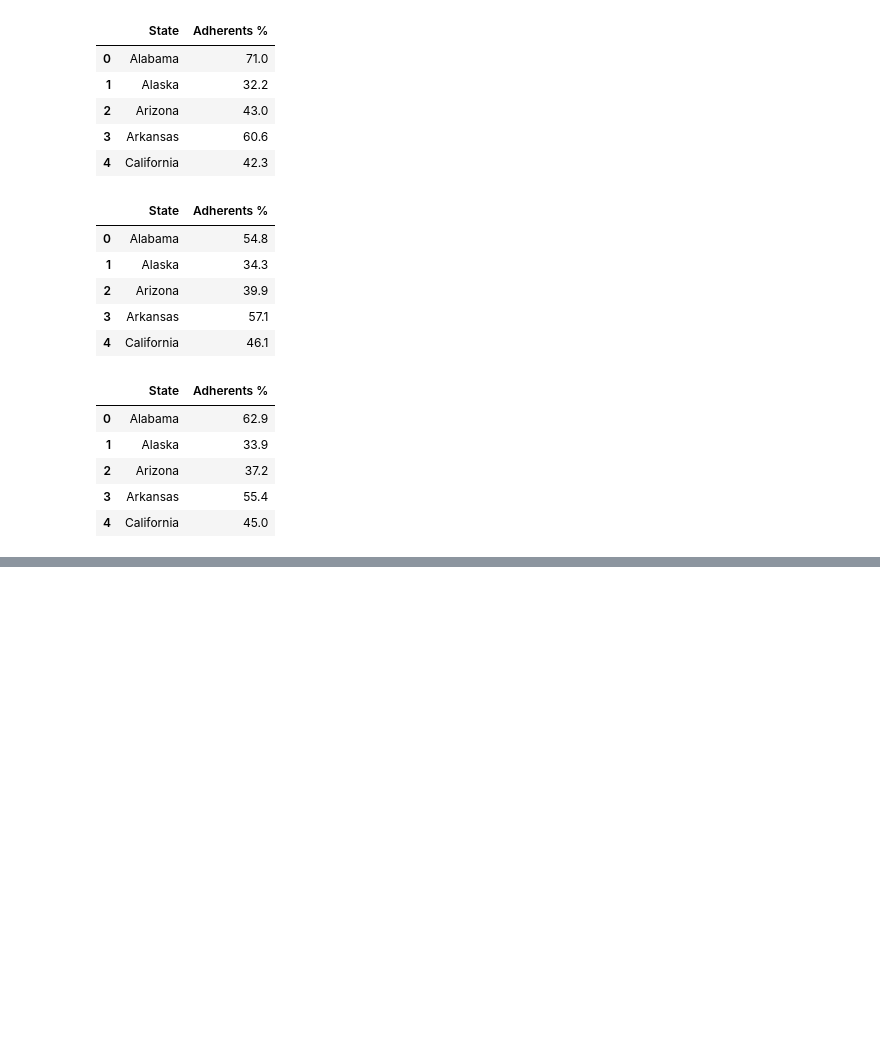
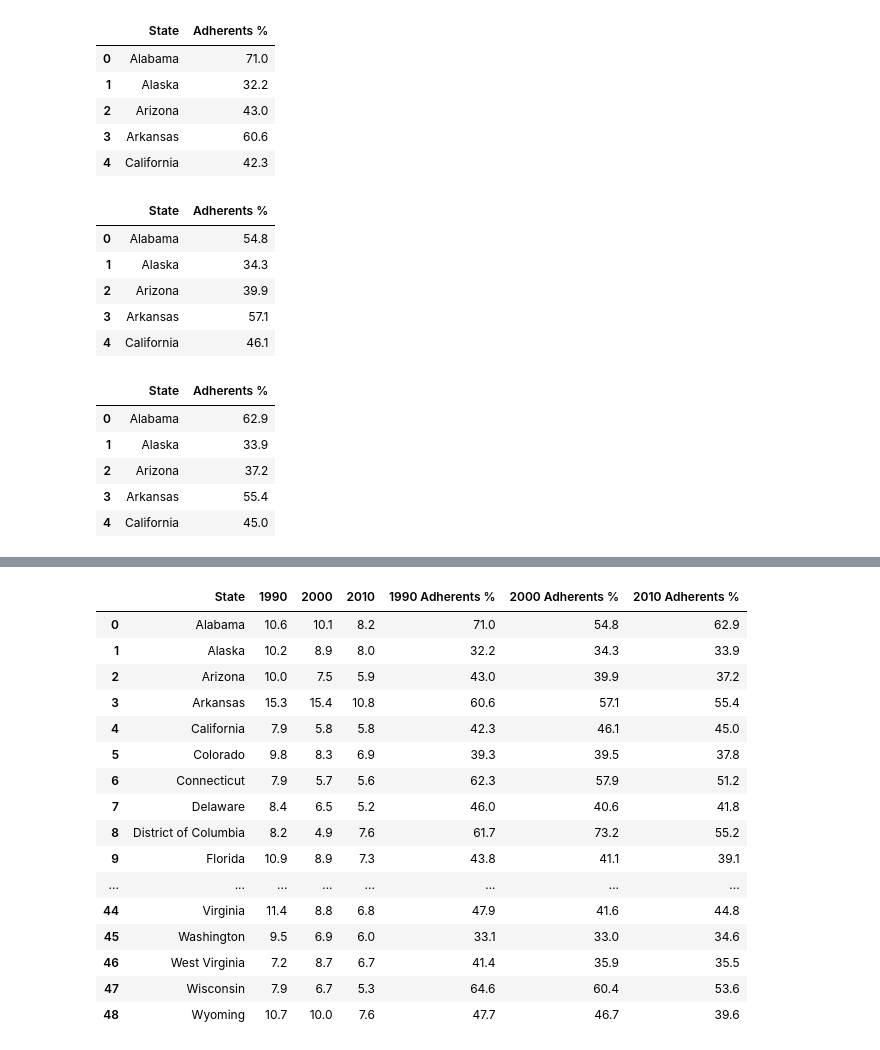
Before and after one commit to silentstar29/ETL-Project, a Jupyter notebook: Cleaned Data Tables.ipynb, the cells around one changed output, grey strips where cells are left out. Saved outputs shown, nothing was run; the diff lists cells and outputs as text; code cells hidden in the pictures; blank space fills up the shorter version.

Commit message:
Cleaned and Merged dataframes

```diff
--- a/Cleaned Data Tables.ipynb
+++ b/Cleaned Data Tables.ipynb
@@ -56,0 +67,8 @@ Rel2010_df_2.head()
+# %%
+# Rename Adherents % column to include year
+rel2010_df_2 = rel2010_df_2.rename(columns={"Adherents %":"2010 Adherents %"})
+rel2000_df_2 = rel2000_df_2.rename(columns={"Adherents %":"2000 Adherents %"})
+rel1990_df_2 = rel1990_df_2.rename(columns={"Adherents %":"1990 Adherents %"})
+#rel2010_df_2_drop = rel2010_df_2.dropna(how="any")
+#rel2010_df_2_drop.head
+rel1990_df_2.count()
@@ -56,0 +79,4 @@ Rel2010_df_2.head()
+# %%
+# Merge 2000 and 2010 dataframes
+rel_2000_2010 = pd.merge(rel2000_df_2, rel2010_df_2, on="State")
+rel_2000_2010.head()
@@ -56,0 +90,4 @@ Rel2010_df_2.head()
+# %%
+# Merge 1990 with 2000/2010 dataframes
+rel_1990_2010 = pd.merge(rel1990_df_2, rel_2000_2010, on="State")
+rel_1990_2010.head()
@@ -56,0 +101,22 @@ Rel2010_df_2.head()
+# %%
+# Clean data by removing NaN rows, and outliers
+
+# Remove Nan rows from Religious dataframes
+rel_2000_2010 = rel_2000_2010.dropna(how="any")
+rel_1990_2010 = rel_1990_2010.dropna(how="any")
+
+# Remove Oklahoma from Marriage Rate dataframe due to NaN
+mr_df_2 = mr_df_2.dropna(how="any")
+
+# Remove Oklahoma from Religious dataframe
+rel_2000_2010 = rel_2000_2010.drop(index=36)
+rel_1990_2010 = rel_1990_2010.drop(index=36)
+
+
+# Remove Nevada as outlier from Marriage Rate, and Religious dataframes
+rel_2000_2010 = rel_2000_2010.drop(index=28)
+rel_1990_2010 = rel_1990_2010.drop(index=28)
+mr_df_2 = mr_df_2.drop(index=28)
+
+# Create dataframe for Marriage Rate 2000/2010
+mr_df_2000_2010 = mr_df_2.drop(columns="1990")
@@ -56,0 +143,22 @@ Rel2010_df_2.head()
+# %%
+# Merge Marriage Rates 1990, 2000, 2010 dataframe with Religios 1990, 2000, 2010 dataframe
+mar_rel_1990_2010 = pd.merge(mr_df_2, rel_1990_2010, on="State")
+mar_rel_1990_2010
+# %% [output]
+|  | State | 1990 | 2000 | 2010 | 1990 Adherents % | 2000 Adherents % | 2010 Adherents % |
+| 0 | Alabama | 10.6 | 10.1 | 8.2 | 71.0 | 54.8 | 62.9 |
+| 1 | Alaska | 10.2 | 8.9 | 8.0 | 32.2 | 34.3 | 33.9 |
+| 2 | Arizona | 10.0 | 7.5 | 5.9 | 43.0 | 39.9 | 37.2 |
+| 3 | Arkansas | 15.3 | 15.4 | 10.8 | 60.6 | 57.1 | 55.4 |
+| 4 | California | 7.9 | 5.8 | 5.8 | 42.3 | 46.1 | 45.0 |
+| 5 | Colorado | 9.8 | 8.3 | 6.9 | 39.3 | 39.5 | 37.8 |
+| 6 | Connecticut | 7.9 | 5.7 | 5.6 | 62.3 | 57.9 | 51.2 |
+| 7 | Delaware | 8.4 | 6.5 | 5.2 | 46.0 | 40.6 | 41.8 |
+| 8 | District of Columbia | 8.2 | 4.9 | 7.6 | 61.7 | 73.2 | 55.2 |
+| 9 | Florida | 10.9 | 8.9 | 7.3 | 43.8 | 41.1 | 39.1 |
+| ... | ... | ... | ... | ... | ... | ... | ... |
+| 44 | Virginia | 11.4 | 8.8 | 6.8 | 47.9 | 41.6 | 44.8 |
+| 45 | Washington | 9.5 | 6.9 | 6.0 | 33.1 | 33.0 | 34.6 |
+| 46 | West Virginia | 7.2 | 8.7 | 6.7 | 41.4 | 35.9 | 35.5 |
+| 47 | Wisconsin | 7.9 | 6.7 | 5.3 | 64.6 | 60.4 | 53.6 |
+| 48 | Wyoming | 10.7 | 10.0 | 7.6 | 47.7 | 46.7 | 39.6 |
```
Also changed, not shown: parts of 15 cells of this notebook.
